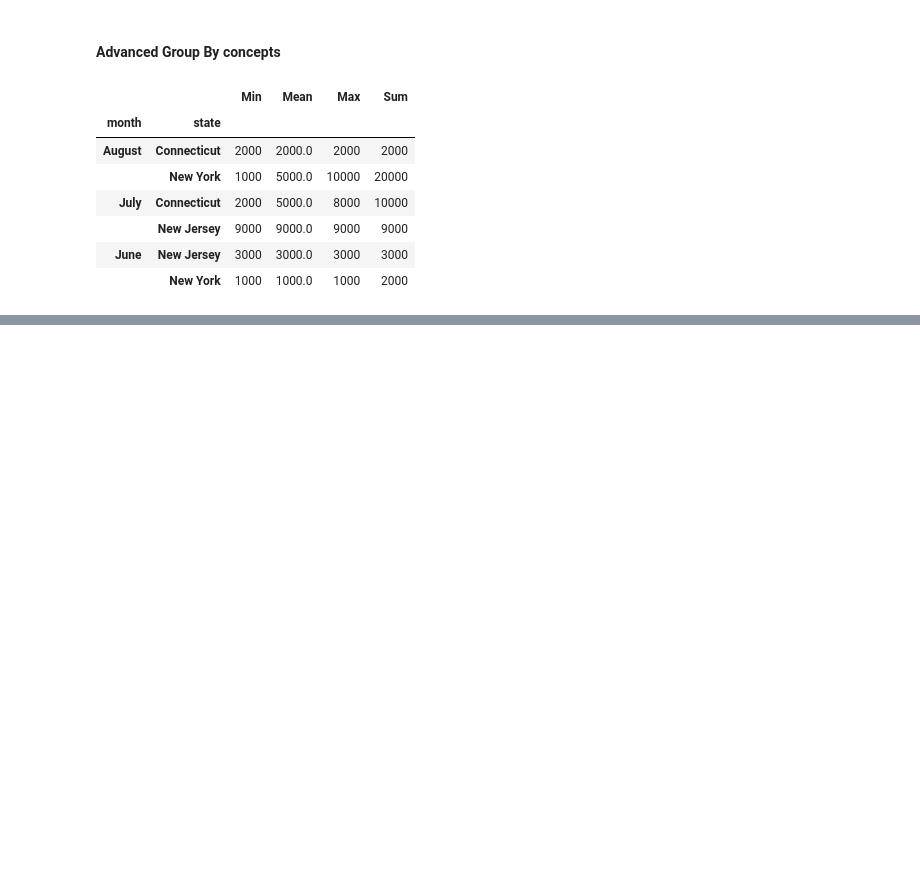
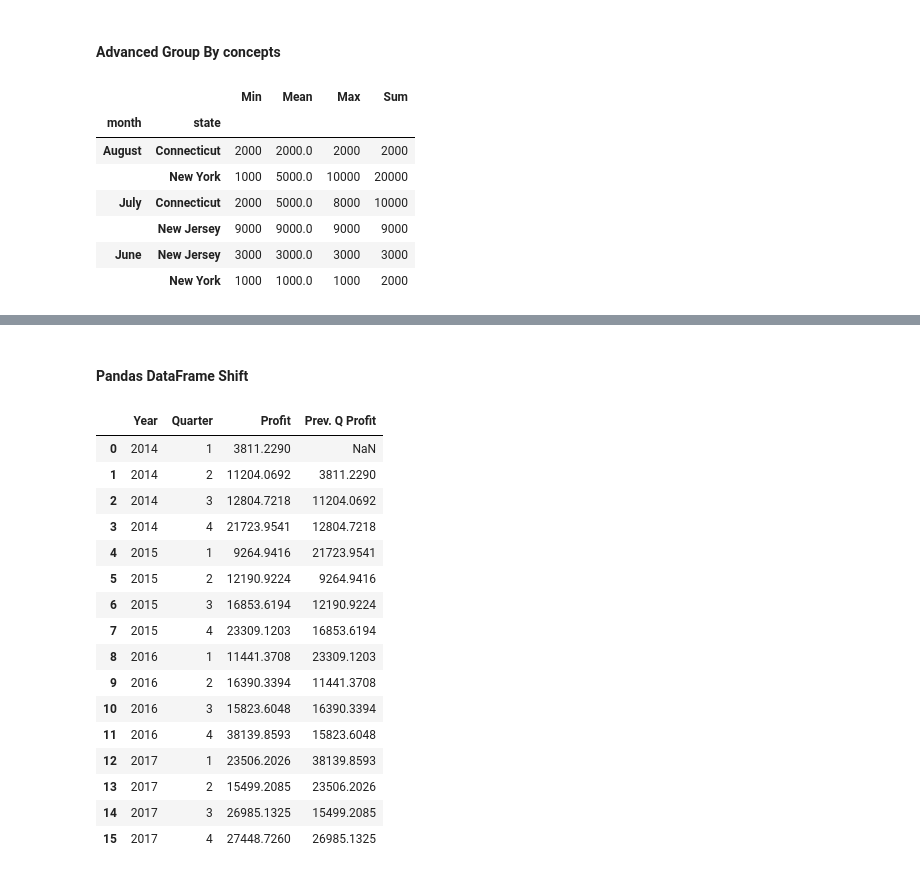
Before and after one commit to karbeto/Python101, a Jupyter notebook: pandas/pandas_groupby.ipynb, the cells around one changed output, grey strips where cells are left out. Saved outputs shown, nothing was run; the diff lists cells and outputs as text; code cells hidden in the pictures; blank space fills up the shorter version.

```diff
--- a/pandas/pandas_groupby.ipynb
+++ b/pandas/pandas_groupby.ipynb
@@ -5,6 +5,7 @@ import pandas as pd
 import numpy as np
 from pathlib import Path
 # %%
+
 data = {
     "customer_id": [187, 127, 117, 199, 197, 187, 197, 141, 192, 131, 113],
     "state": ["New York", "New York", "Connecticut", "New Jersey", "Connecticut",
@@ -20,6 +21,10 @@ data = {
 }
 
 df = pd.DataFrame(data)
+
+path = Path('.', 'data', 'SuperStore.xlsx')
+df2 = pd.read_excel(path, sheet_name='Orders')
+
 df
 # %% [output]
 |  | customer_id | state | sex | month | year | purchase_amount |
@@ -86,0 +215,24 @@ df.groupby(["month", "state"]).agg(
+# %% [markdown]
+#### Pandas DataFrame Shift
+# %%
+profit_change['Prev. Q Profit'] = profit_change['Profit'].shift()
+
+profit_change
+# %% [output]
+|  | Year | Quarter | Profit | Prev. Q Profit |
+| 0 | 2014 | 1 | 3811.2290 | NaN |
+| 1 | 2014 | 2 | 11204.0692 | 3811.2290 |
+| 2 | 2014 | 3 | 12804.7218 | 11204.0692 |
+| 3 | 2014 | 4 | 21723.9541 | 12804.7218 |
+| 4 | 2015 | 1 | 9264.9416 | 21723.9541 |
+| 5 | 2015 | 2 | 12190.9224 | 9264.9416 |
+| 6 | 2015 | 3 | 16853.6194 | 12190.9224 |
+| 7 | 2015 | 4 | 23309.1203 | 16853.6194 |
+| 8 | 2016 | 1 | 11441.3708 | 23309.1203 |
+| 9 | 2016 | 2 | 16390.3394 | 11441.3708 |
+| 10 | 2016 | 3 | 15823.6048 | 16390.3394 |
+| 11 | 2016 | 4 | 38139.8593 | 15823.6048 |
+| 12 | 2017 | 1 | 23506.2026 | 38139.8593 |
+| 13 | 2017 | 2 | 15499.2085 | 23506.2026 |
+| 14 | 2017 | 3 | 26985.1325 | 15499.2085 |
+| 15 | 2017 | 4 | 27448.7260 | 26985.1325 |
```
Also changed, not shown: parts of 8 cells of this notebook, 1 other file.
